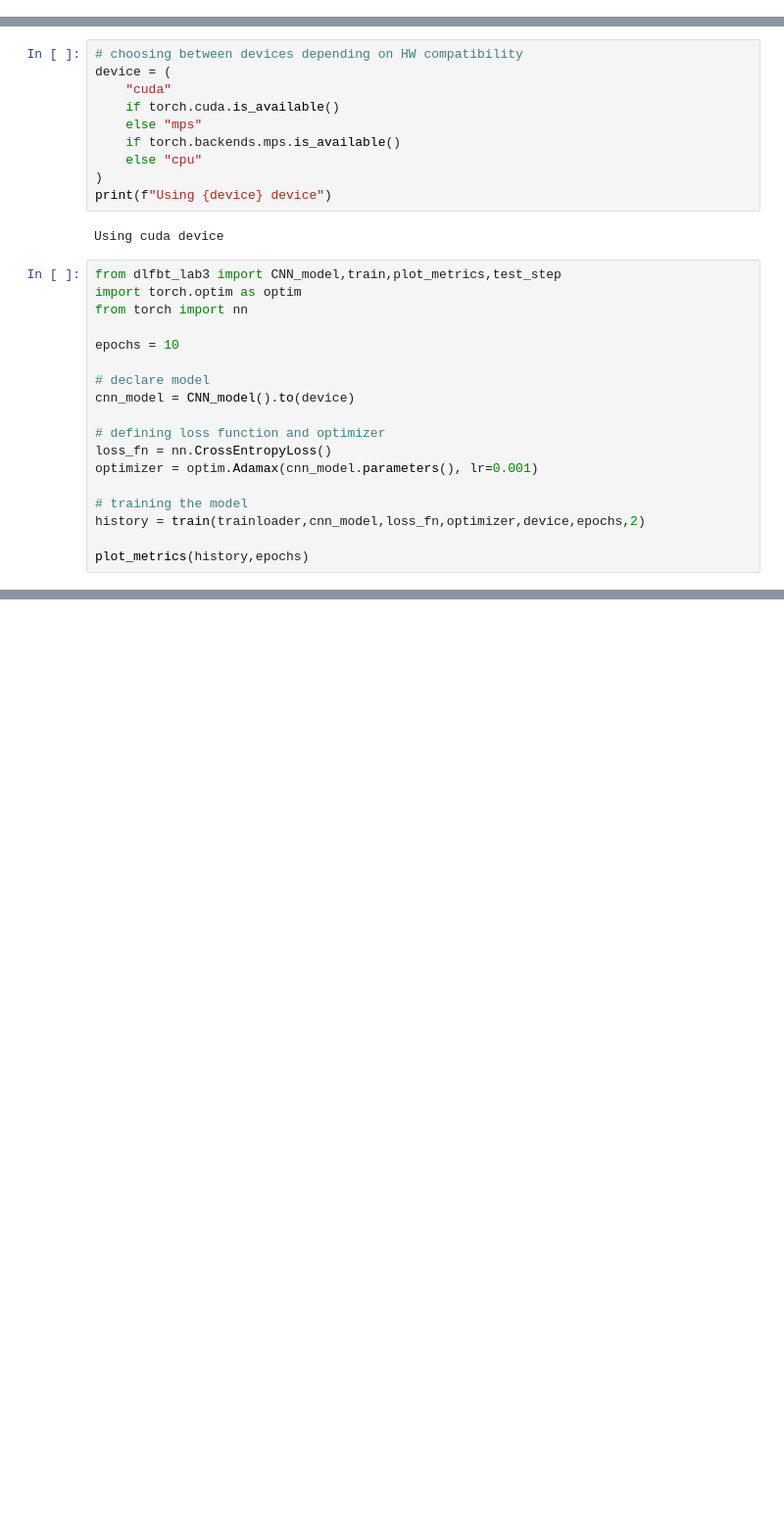
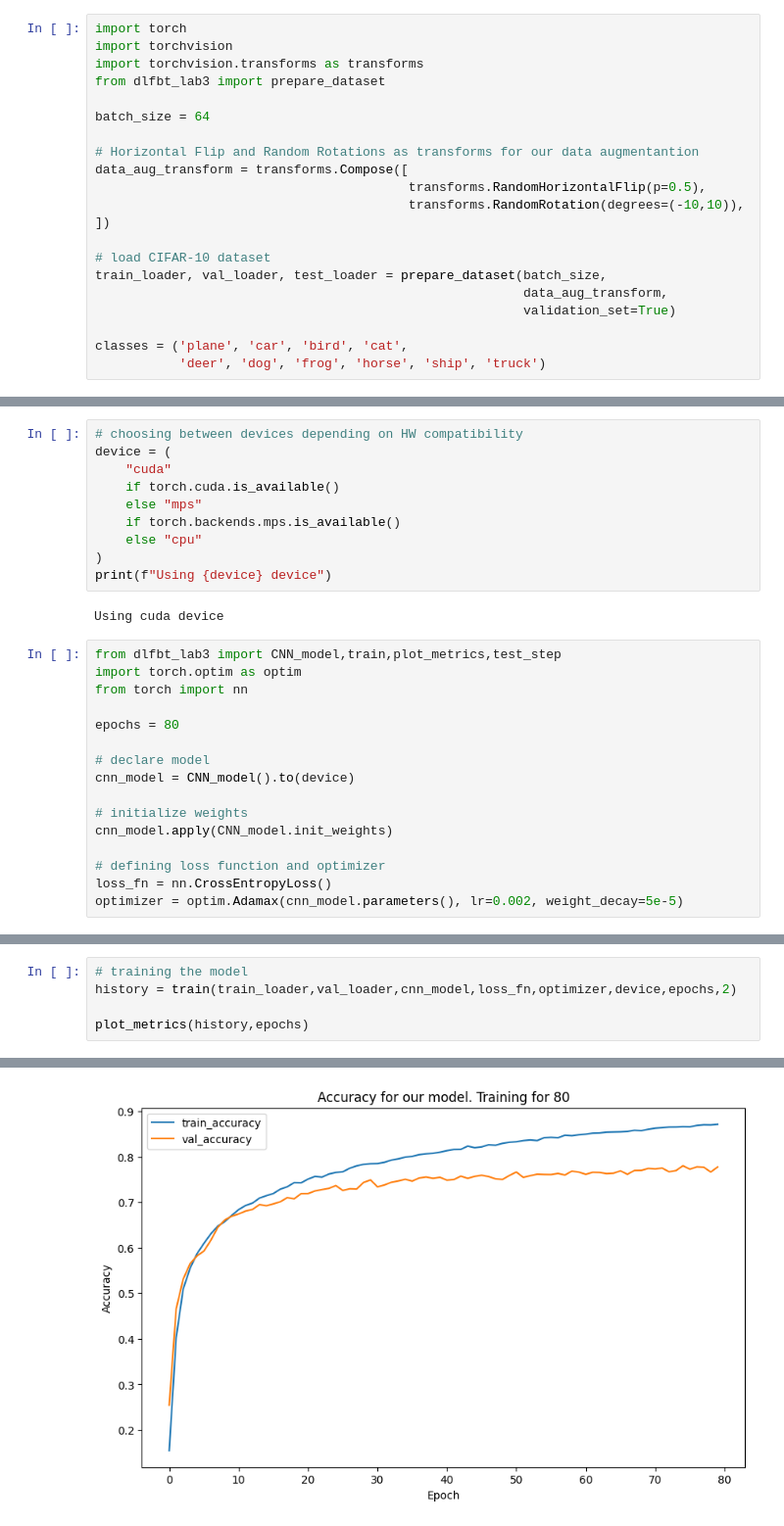
Before and after one commit to Javimh18/FundamentosDL, a Jupyter notebook: Lab3/lab3_2023.ipynb, the cells around one changed output, grey strips where cells are left out. Shown at 98% size. Cells and saved outputs as stored; diff of their text form; blank space fills up the shorter version.

Commit message:
Model performs up-to 76,7% in test

```diff
--- a/Lab3/lab3_2023.ipynb
+++ b/Lab3/lab3_2023.ipynb
@@ -619,0 +568,21 @@ i, data
+# %%
+import torch
+import torchvision
+import torchvision.transforms as transforms
+from dlfbt_lab3 import prepare_dataset
+
+batch_size = 64
+
+# Horizontal Flip and Random Rotations as transforms for our data augmentantion
+data_aug_transform = transforms.Compose([
+                                         transforms.RandomHorizontalFlip(p=0.5),
+                                         transforms.RandomRotation(degrees=(-10,10)),
+])
+
+# load CIFAR-10 dataset
+train_loader, val_loader, test_loader = prepare_dataset(batch_size,
+                                                        data_aug_transform,
+                                                        validation_set=True)
+
+classes = ('plane', 'car', 'bird', 'cat',
+           'deer', 'dog', 'frog', 'horse', 'ship', 'truck')
@@ -662,16 +611,14 @@ from dlfbt_lab3 import CNN_model,train,plot_metrics,test_step
 import torch.optim as optim
 from torch import nn
 
-epochs = 10
+epochs = 80
 
 # declare model
 cnn_model = CNN_model().to(device)
 
+# initialize weights
+cnn_model.apply(CNN_model.init_weights)
+
 # defining loss function and optimizer
 loss_fn = nn.CrossEntropyLoss()
-optimizer = optim.Adamax(cnn_model.parameters(), lr=0.001)
-
-# training the model
-history = train(trainloader,cnn_model,loss_fn,optimizer,device,epochs,2)
-
-plot_metrics(history,epochs)
+optimizer = optim.Adamax(cnn_model.parameters(), lr=0.002, weight_decay=5e-5)
@@ -685,0 +625,6 @@ Epoch: 10 | Loss: 1.8742016553878784 | Accuracy: 0.5845400094985962
+# %%
+# training the model
+history = train(train_loader,val_loader,cnn_model,loss_fn,optimizer,device,epochs,2)
+
+plot_metrics(history,epochs)
+# %% [output]
@@ -685,0 +648 @@ Epoch: 10 | Loss: 1.8742016553878784 | Accuracy: 0.5845400094985962
+[figure, added]
```
Also changed, not shown: parts of 8 cells of this notebook, 1 other file.
